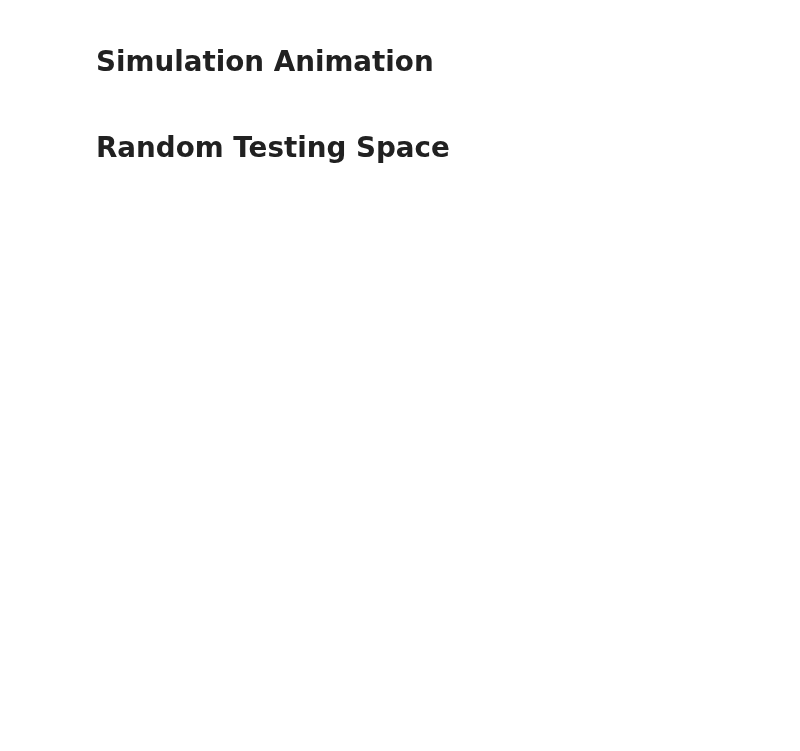
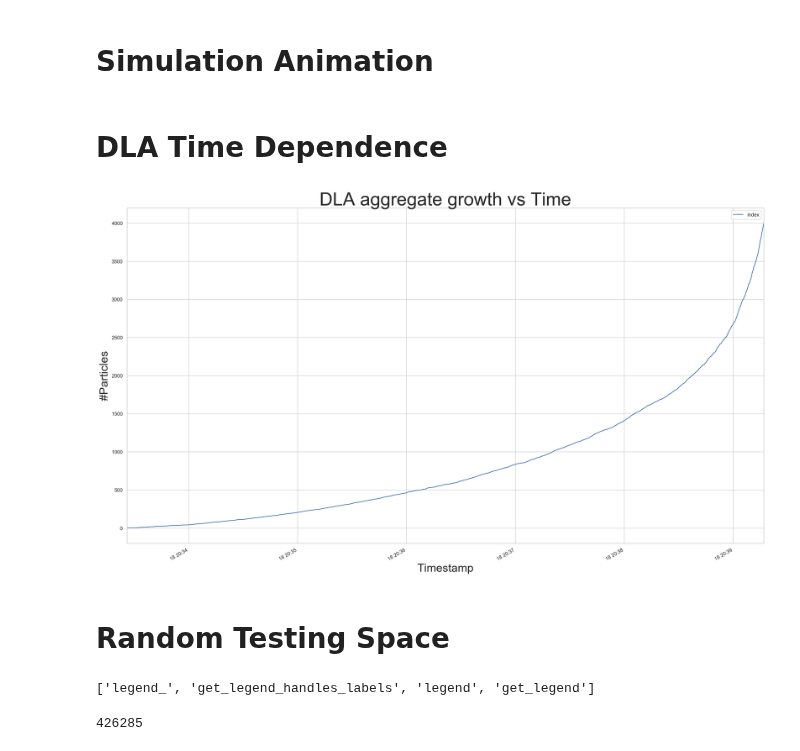
Before and after one commit to ag-ds-bubble/medium_blog_open, a Jupyter notebook: Diffusion Limited Aggregation/DLA-Simulator/DLA-Simulation.ipynb, the cells around one changed output. Drawn from its saved outputs; the diff is of its cells as text; code cells hidden in the pictures; blank space fills up the shorter version.

```diff
--- a/Diffusion Limited Aggregation/DLA-Simulator/DLA-Simulation.ipynb
+++ b/Diffusion Limited Aggregation/DLA-Simulator/DLA-Simulation.ipynb
@@ -40,6 +40,10 @@ data_path = 'Data/'
 # Prepared Data
 prepared_data_path = 'Prepared Data/'
 plotting_path = root_path+'Plots/'
+
+aggregateTS = pd.DataFrame(columns=['Timestamp'])
+plt.rcParams['figure.dpi'] = 180
+plt.rcParams['figure.figsize'] = (25,15)
 # %% [markdown]
 # DLA Simulations
 # %%
@@ -198,2 +203,17 @@ animated_gif.save('dla-animated_P4000_C200_S1.0_fps200.mkv')
+# %% [markdown]
+# DLA Time Dependence
+# %%
+fig = aggregateTS.reset_index().set_index('Timestamp').plot()
+_=fig.set_xlabel('Timestamp', fontsize=25)
+_=fig.set_ylabel('#Particles', fontsize=25)
+_=fig.set_title('DLA aggregate growth vs Time', fontsize=40)
+
+plt.savefig(root_path+'Material/dlaTime.jpg', bbox_inches='tight')
+# %% [output]
+[figure, added]
 # %% [markdown]
 # Random Testing Space
+# %%
+[k for k in fig.__dir__() if 'legend' in k]
+# %% [output]
+['legend_', 'get_legend_handles_labels', 'legend', 'get_legend']
@@ -199,0 +222,4 @@ animated_gif.save('dla-animated_P4000_C200_S1.0_fps200.mkv')
+# %%
+(aggregateTS.iloc[300,0] - baseTS).microseconds
+# %% [output]
+426285
```
Also changed, not shown: parts of 4 cells of this notebook, 1 other file.
